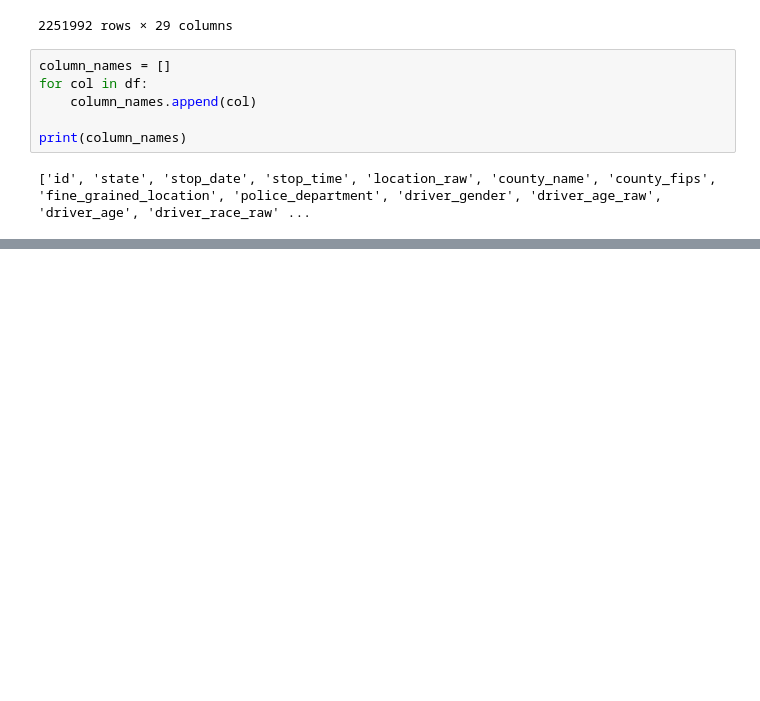
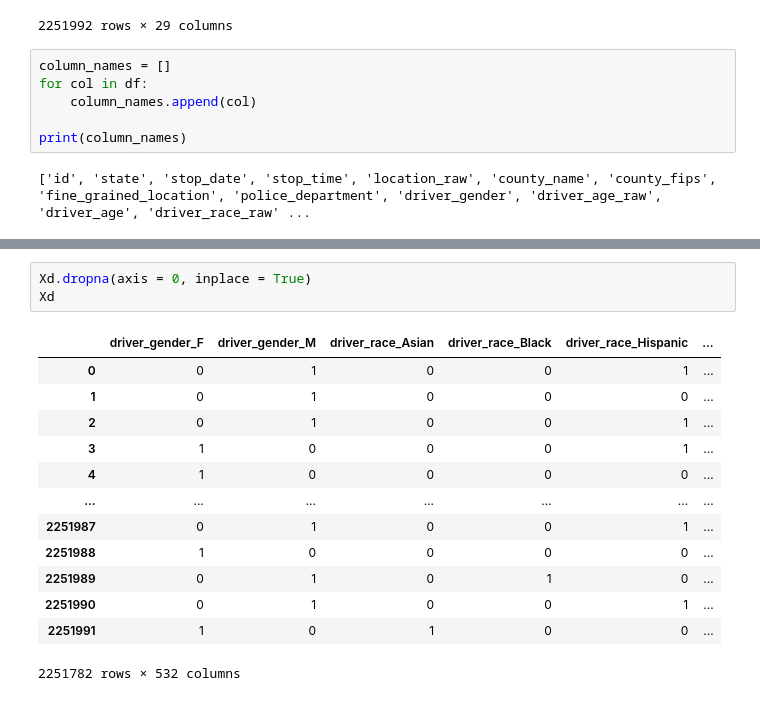
Before and after one commit to MasterWolff/BDA-Project, a Jupyter notebook: BDA code.ipynb, the cells around one changed output, grey strips where cells are left out. Cells and saved outputs as stored; diff of their text form; blank space fills up the shorter version.

```diff
--- a/BDA code.ipynb
+++ b/BDA code.ipynb
@@ -65,0 +93,17 @@ X_train, X_test, y_train, y_test = train_test_split(X, y, random_state = 0)
+# %%
+Xd.dropna(axis = 0, inplace = True)
+Xd
+# %% [output]
+|  | driver_gender_F | driver_gender_M | driver_race_Asian | driver_race_Black | driver_race_Hispanic | ... |
+| 0 | 0 | 1 | 0 | 0 | 1 | ... |
+| 1 | 0 | 1 | 0 | 0 | 0 | ... |
+| 2 | 0 | 1 | 0 | 0 | 1 | ... |
+| 3 | 1 | 0 | 0 | 0 | 1 | ... |
+| 4 | 1 | 0 | 0 | 0 | 0 | ... |
+| ... | ... | ... | ... | ... | ... | ... |
+| 2251987 | 0 | 1 | 0 | 0 | 1 | ... |
+| 2251988 | 1 | 0 | 0 | 0 | 0 | ... |
+| 2251989 | 0 | 1 | 0 | 1 | 0 | ... |
+| 2251990 | 0 | 1 | 0 | 0 | 1 | ... |
+| 2251991 | 1 | 0 | 1 | 0 | 0 | ... |
+2251782 rows × 532 columns
```
Also changed, not shown: parts of 7 cells of this notebook, 2 other files.
